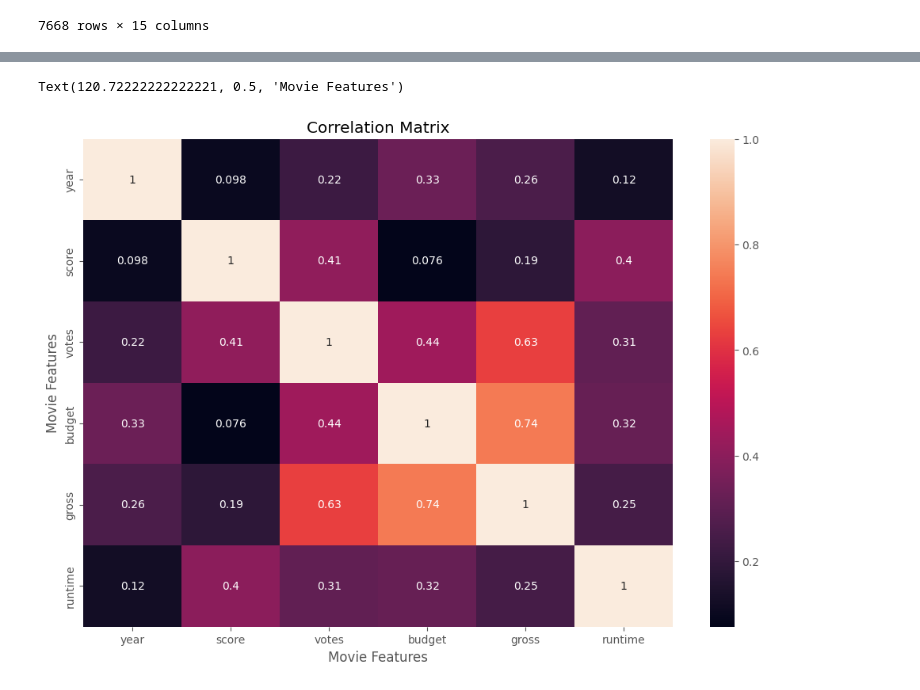
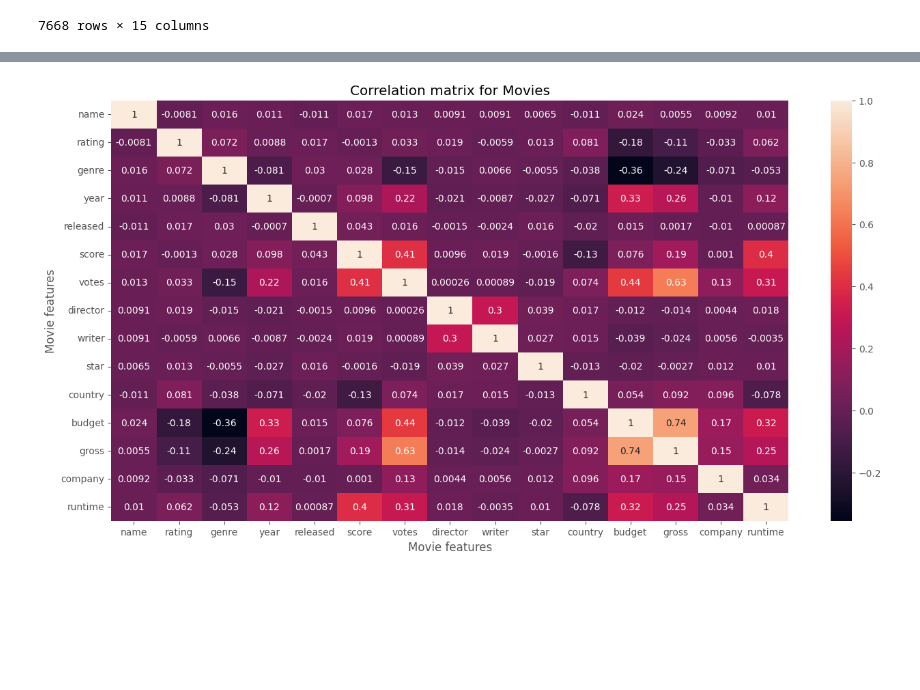
Before and after one commit to Kalusa93/movies_correlation, a Jupyter notebook: movies_jupiter.ipynb, the cells around one changed output, grey strips where cells are left out. Drawn from its saved outputs; the diff is of its cells as text; code cells hidden in the pictures; blank space fills up the shorter version.

Commit message:
finished movies jupiter notebook

```diff
--- a/movies_jupiter.ipynb
+++ b/movies_jupiter.ipynb
@@ -8,11 +8,12 @@ import seaborn as sns
 import matplotlib.pyplot as plt
 import matplotlib.mlab as mlab
 import matplotlib
+import scipy
 plt.style.use('ggplot')
 from matplotlib.pyplot import figure
 
 %matplotlib inline
-matplotlib.rcParams['figure.figsize'] = (12,8)
+matplotlib.rcParams['figure.figsize'] = (16,8)
 
 pd.options.mode.chained_assignment = None
 
@@ -20,5 +21,3 @@ pd.options.mode.chained_assignment = None
 
 # Now we need to read in the data
 df = pd.read_csv('movies.csv')
-pd.set_option('display.max_columns', None)
-print(df)
@@ -161,0 +275,10 @@ df.corr(numeric_only = True)
+# %%
+df_numerized = df
+
+
+for col_name in df_numerized.columns:
+    if(df_numerized[col_name].dtype == 'object'):
+        df_numerized[col_name]= df_numerized[col_name].astype('category')
+        df_numerized[col_name] = df_numerized[col_name].cat.codes
+
+df_numerized
@@ -162,11 +318,14 @@ df.corr(numeric_only = True)
 # %%
-# For ease of view, we'll now use a correlation matrix
+correlation_matrix = df_numerized.corr(method='pearson')
 
-correlation_matrix = df.corr(numeric_only = True)
-sns.heatmap(correlation_matrix, annot=True)
-plt.title('Correlation Matrix')
-plt.xlabel('Movie Features')
-plt.ylabel('Movie Features')
+sns.heatmap(correlation_matrix, annot = True)
+
+plt.title("Correlation matrix for Movies")
+
+plt.xlabel("Movie features")
+
+plt.ylabel("Movie features")
+
+plt.show()
 # %% [output]
-Text(120.72222222222221, 0.5, 'Movie Features')
-[figure, old version]
+[figure, new version]
```
Also changed, not shown: parts of 24 cells of this notebook.
